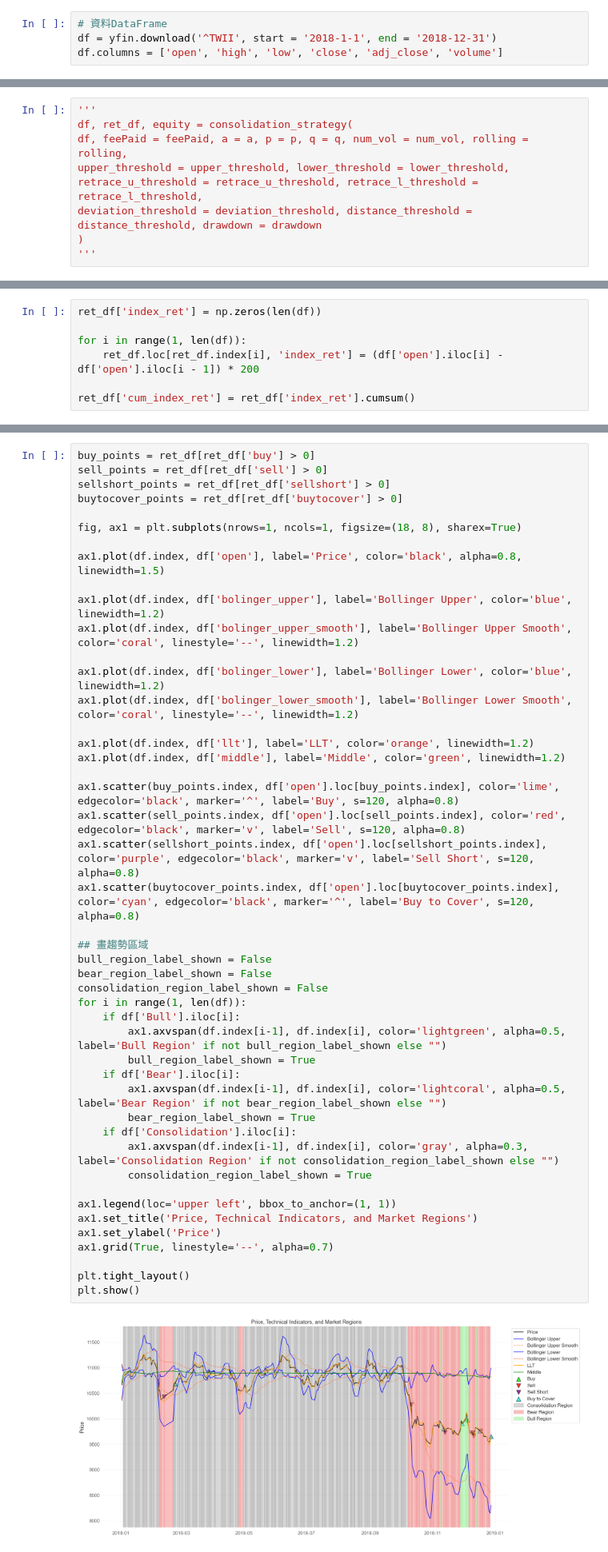
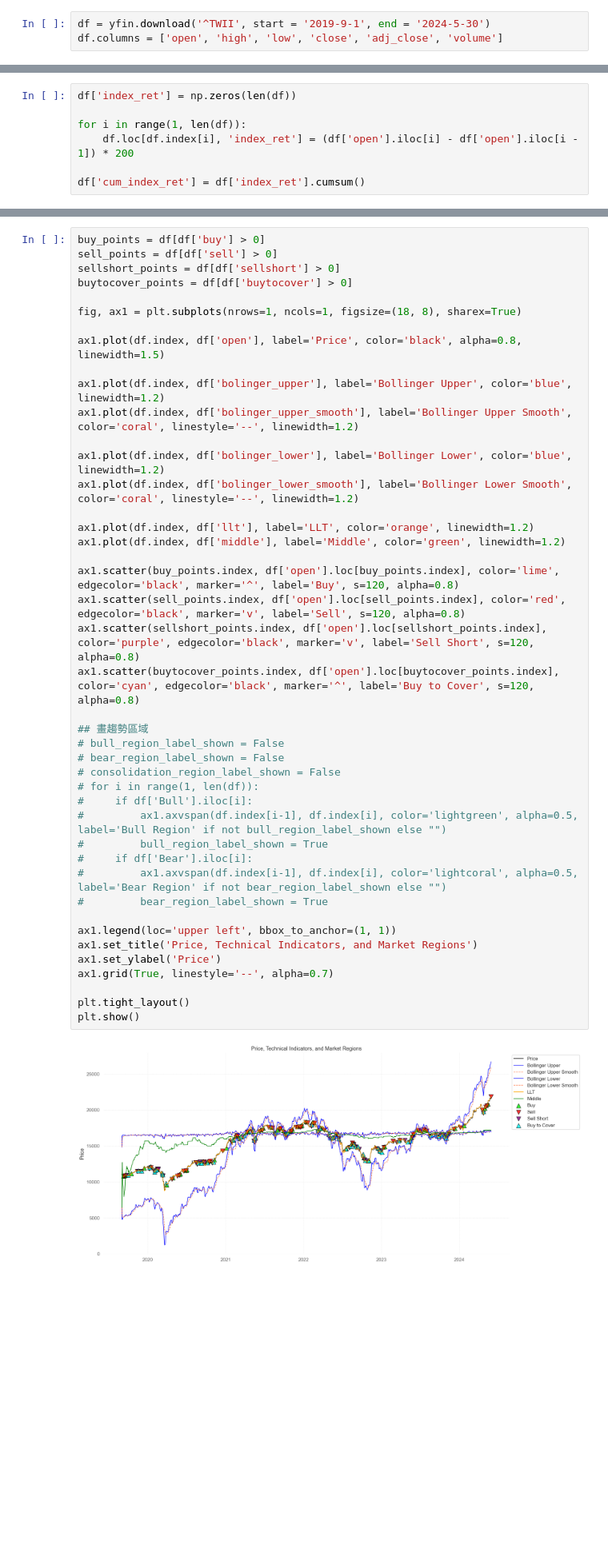
Before and after one commit to Xin95172/Quant_idea, a Jupyter notebook: TMBA/llt.ipynb, the cells around one changed output, grey strips where cells are left out. Shown at 80% size. Saved outputs shown, nothing was run; the diff lists cells and outputs as text; blank space fills up the shorter version.

```diff
--- a/TMBA/llt.ipynb
+++ b/TMBA/llt.ipynb
@@ -13,8 +13,7 @@ pd.set_option('display.float_format', '{:.2f}'.format)
 # %% [markdown]
 # dataframe
 # %%
-# 資料DataFrame
-df = yfin.download('^TWII', start = '2018-1-1', end = '2018-12-31')
+df = yfin.download('^TWII', start = '2019-9-1', end = '2024-5-30')
 df.columns = ['open', 'high', 'low', 'close', 'adj_close', 'volume']
 # %% [output]
 [*********************100%%**********************]  1 of 1 completed
@@ -391,9 +260,0 @@ deviation_threshold = deviation_threshold, distance_threshold = distance_thresho
-# %%
-'''
-df, ret_df, equity = consolidation_strategy(
-df, feePaid = feePaid, a = a, p = p, q = q, num_vol = num_vol, rolling = rolling,
-upper_threshold = upper_threshold, lower_threshold = lower_threshold,
-retrace_u_threshold = retrace_u_threshold, retrace_l_threshold = retrace_l_threshold,
-deviation_threshold = deviation_threshold, distance_threshold = distance_threshold, drawdown = drawdown
-)
-'''
@@ -402,9 +261,9 @@ deviation_threshold = deviation_threshold, distance_threshold = distance_thresho
 # %% [markdown]
 ## 指數
 # %%
-ret_df['index_ret'] = np.zeros(len(df))
+df['index_ret'] = np.zeros(len(df))
 
 for i in range(1, len(df)):
-    ret_df.loc[ret_df.index[i], 'index_ret'] = (df['open'].iloc[i] - df['open'].iloc[i - 1]) * 200
+    df.loc[df.index[i], 'index_ret'] = (df['open'].iloc[i] - df['open'].iloc[i - 1]) * 200
 
-ret_df['cum_index_ret'] = ret_df['index_ret'].cumsum()
+df['cum_index_ret'] = df['index_ret'].cumsum()
@@ -537,50 +355,47 @@ plt.show()
 # %% [markdown]
 ## 買賣點
 # %%
-buy_points = ret_df[ret_df['buy'] > 0]
-sell_points = ret_df[ret_df['sell'] > 0]
-sellshort_points = ret_df[ret_df['sellshort'] > 0]
-buytocover_points = ret_df[ret_df['buytocover'] > 0]
+buy_points = df[df['buy'] > 0]
+sell_points = df[df['sell'] > 0]
+sellshort_points = df[df['sellshort'] > 0]
+buytocover_points = df[df['buytocover'] > 0]
 
 fig, ax1 = plt.subplots(nrows=1, ncols=1, figsize=(18, 8), sharex=True)
 
 ax1.plot(df.index, df['open'], label='Price', color='black', alpha=0.8, linewidth=1.5)
 
 ax1.plot(df.index, df['bolinger_upper'], label='Bollinger Upper', color='blue', linewidth=1.2)
 ax1.plot(df.index, df['bolinger_upper_smooth'], label='Bollinger Upper Smooth', color='coral', linestyle='--', linewidth=1.2)
 
 ax1.plot(df.index, df['bolinger_lower'], label='Bollinger Lower', color='blue', linewidth=1.2)
 ax1.plot(df.index, df['bolinger_lower_smooth'], label='Bollinger Lower Smooth', color='coral', linestyle='--', linewidth=1.2)
 
 ax1.plot(df.index, df['llt'], label='LLT', color='orange', linewidth=1.2)
 ax1.plot(df.index, df['middle'], label='Middle', color='green', linewidth=1.2)
 
 ax1.scatter(buy_points.index, df['open'].loc[buy_points.index], color='lime', edgecolor='black', marker='^', label='Buy', s=120, alpha=0.8)
 ax1.scatter(sell_points.index, df['open'].loc[sell_points.index], color='red', edgecolor='black', marker='v', label='Sell', s=120, alpha=0.8)
 ax1.scatter(sellshort_points.index, df['open'].loc[sellshort_points.index], color='purple', edgecolor='black', marker='v', label='Sell Short', s=120, alpha=0.8)
 ax1.scatter(buytocover_points.index, df['open'].loc[buytocover_points.index], color='cyan', edgecolor='black', marker='^', label='Buy to Cover', s=120, alpha=0.8)
 
 ## 畫趨勢區域
-bull_region_label_shown = False
-bear_region_label_shown = False
-consolidation_region_label_shown = False
-for i in range(1, len(df)):
-    if df['Bull'].iloc[i]:
-        ax1.axvspan(df.index[i-1], df.index[i], color='lightgreen', alpha=0.5, label='Bull Region' if not bull_region_label_shown else "")
-        bull_region_label_shown = True
-    if df['Bear'].iloc[i]:
-        ax1.axvspan(df.index[i-1], df.index[i], color='lightcoral', alpha=0.5, label='Bear Region' if not bear_region_label_shown else "")
-        bear_region_label_shown = True
-    if df['Consolidation'].iloc[i]:
-        ax1.axvspan(df.index[i-1], df.index[i], color='gray', alpha=0.3, label='Consolidation Region' if not consolidation_region_label_shown else "")
-        consolidation_region_label_shown = True
+# bull_region_label_shown = False
+# bear_region_label_shown = False
+# consolidation_region_label_shown = False
+# for i in range(1, len(df)):
+#     if df['Bull'].iloc[i]:
+#         ax1.axvspan(df.index[i-1], df.index[i], color='lightgreen', alpha=0.5, label='Bull Region' if not bull_region_label_shown else "")
+#         bull_region_label_shown = True
+#     if df['Bear'].iloc[i]:
+#         ax1.axvspan(df.index[i-1], df.index[i], color='lightcoral', alpha=0.5, label='Bear Region' if not bear_region_label_shown else "")
+#         bear_region_label_shown = True
 
 ax1.legend(loc='upper left', bbox_to_anchor=(1, 1))
 ax1.set_title('Price, Technical Indicators, and Market Regions')
 ax1.set_ylabel('Price')
 ax1.grid(True, linestyle='--', alpha=0.7)
 
 plt.tight_layout()
 plt.show()
 # %% [output]
-[figure, old version]
+[figure, new version]
```
Also changed, not shown: parts of 15 cells of this notebook, 8 other files.
